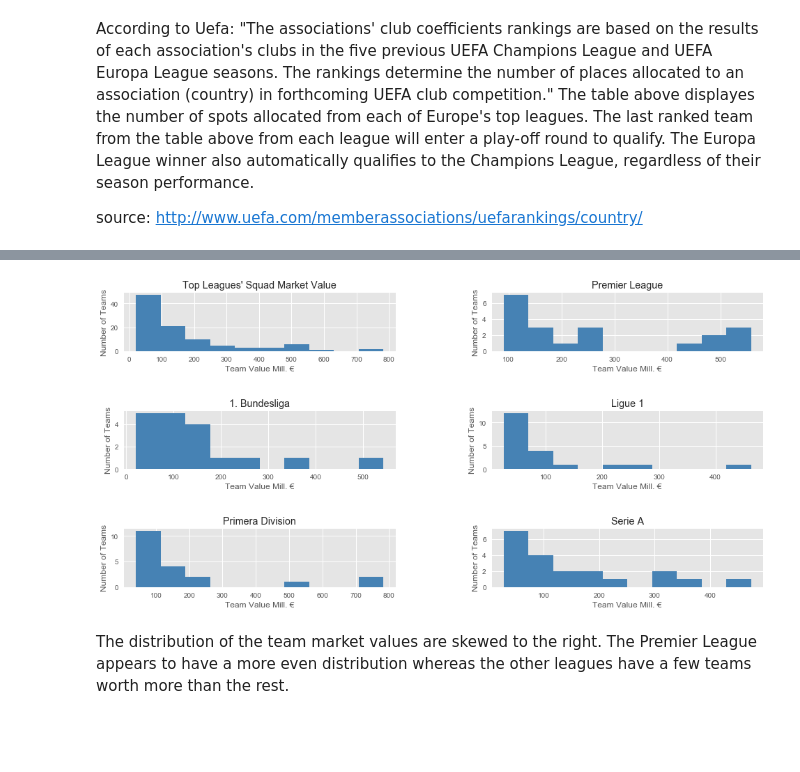
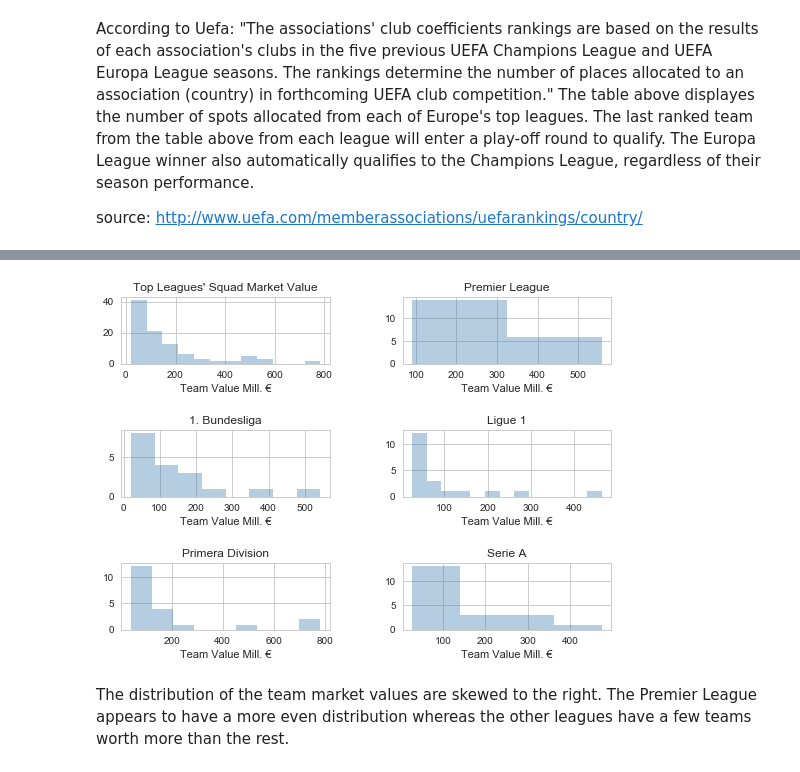
Before and after one commit to gpguerra7/Springboard-Exercises, a Jupyter notebook: Capstone 1/Capstone 1.ipynb, the cells around one changed output, grey strips where cells are left out. Cells and saved outputs as stored; diff of their text form; code cells hidden in the pictures; blank space fills up the shorter version.

```diff
--- a/Capstone 1/Capstone 1.ipynb
+++ b/Capstone 1/Capstone 1.ipynb
@@ -255,11 +257,3 @@ Players_df = pd.merge(Players_df, Teams_df, on= "Team ID")
 Players_df = Players_df.drop(["Country", "League ID", "Team Value Mill. €"], 1)
 Players_df = Players_df.sort_values("Name")
 Players_df = Players_df.sort_values("League Name")
-# %%
-#Creates Team Stat Summary
-
-Summary_df = pd.merge(Standings_df, Teams_df, on= "Team Name")
-Summary_df = Summary_df.drop(['Home Wins',
-       'Home Losses', 'Home Draws', 'Home Goals', 'Home Goals Against',
-       'Away Wins', 'Away Draws', 'Away Losses', 'Away Goals',
-       'Away Goals Against', 'Crest', 'Team ID','League ID', 'Country'], 1)
@@ -419,64 +433,39 @@ Boolean Series key will be reindexed to match DataFrame index.
 # %%
-from matplotlib.ticker import NullFormatter
+#Plot Histograms of Team Market Value
 
-plt.subplot(321)
-plt.hist(Summary_df["Team Value Mill. €"], color='steelblue')
-plt.title("Top Leagues' Squad Market Value")
-plt.ylabel("Number of Teams")
-plt.xlabel("Team Value Mill. €")
-plt.grid(True)
-
+a =plt.subplot(321)
+sns.distplot(Summary_df["Team Value Mill. €"], color='steelblue', kde=False)
+a.set_title("Top Leagues' Squad Market Value")
 
 # Premier League
-plt.subplot(322)
-plt.hist(Summary_df[Summary_df['League Name']=="Premier League"]["Team Value Mill. €"], color='steelblue')
-plt.title('Premier League')
-plt.ylabel("Number of Teams")
-plt.xlabel("Team Value Mill. €")
-plt.grid(True)
+b =plt.subplot(322)
+sns.distplot(Summary_df[Summary_df['League Name']=="Premier League"]["Team Value Mill. €"], color='steelblue', kde=False)
+b.set_title("Premier League")
 
 # Bundesliga
-plt.subplot(323)
-plt.hist(Summary_df[Summary_df['League Name']=="1. Bundesliga"]["Team Value Mill. €"], color='steelblue')
-plt.title('1. Bundesliga')
-plt.ylabel("Number of Teams")
-plt.xlabel("Team Value Mill. €")
-plt.grid(True)
-
+c =plt.subplot(323)
+sns.distplot(Summary_df[Summary_df['League Name']=="1. Bundesliga"]["Team Value Mill. €"], color='steelblue', kde=False)
+c.set_title("1. Bundesliga")
 
 # Ligue 1
-plt.subplot(324)
-plt.hist(Summary_df[Summary_df['League Name']=="Ligue 1"]["Team Value Mill. €"], color='steelblue')
-plt.title('Ligue 1')
-plt.ylabel("Number of Teams")
-plt.xlabel("Team Value Mill. €")
-plt.grid(True)
+d =plt.subplot(324)
+sns.distplot(Summary_df[Summary_df['League Name']=="Ligue 1"]["Team Value Mill. €"], color='steelblue', kde=False)
+d.set_title("Ligue 1")
 
-# Primera Division
-plt.subplot(325)
-plt.hist(Summary_df[Summary_df['League Name']=="Primera Division"]["Team Value Mill. €"], color='steelblue')
-plt.title('Primera Division')
-plt.ylabel("Number of Teams")
-plt.xlabel("Team Value Mill. €")
-plt.grid(True)
+# Primera Divison
+e =plt.subplot(325)
+sns.distplot(Summary_df[Summary_df['League Name']=="Primera Division"]["Team Value Mill. €"], color='steelblue', kde=False)
+e.set_title("Primera Division")
 
 # Serie A
-plt.subplot(326)
-plt.hist(Summary_df[Summary_df['League Name']=="Serie A"]["Team Value Mill. €"], color='steelblue')
-plt.title('Serie A')
-plt.ylabel("Number of Teams")
-plt.xlabel("Team Value Mill. €")
-plt.grid(True)
-
-
-plt.gca().yaxis.set_minor_formatter(NullFormatter())
+f =plt.subplot(326)
+sns.distplot(Summary_df[Summary_df['League Name']=="Serie A"]["Team Value Mill. €"], color='steelblue', kde=False)
+f.set_title("Serie A")
 
 plt.subplots_adjust(top=0.92, bottom=0.08, left=0.10, right=0.95, hspace=1,
                     wspace=0.35)
 plt.show()
-plt.figure(figsize=(15,7))
-None
 # %% [output]
-[figure, old version]
+[figure, new version]
 # %% [markdown]
 The distribution of the team market values are skewed to the right. The Premier League appears to have a more even distribution whereas the other leagues have a few teams worth more than the rest.
```
Also changed, not shown: parts of 19 cells of this notebook.
